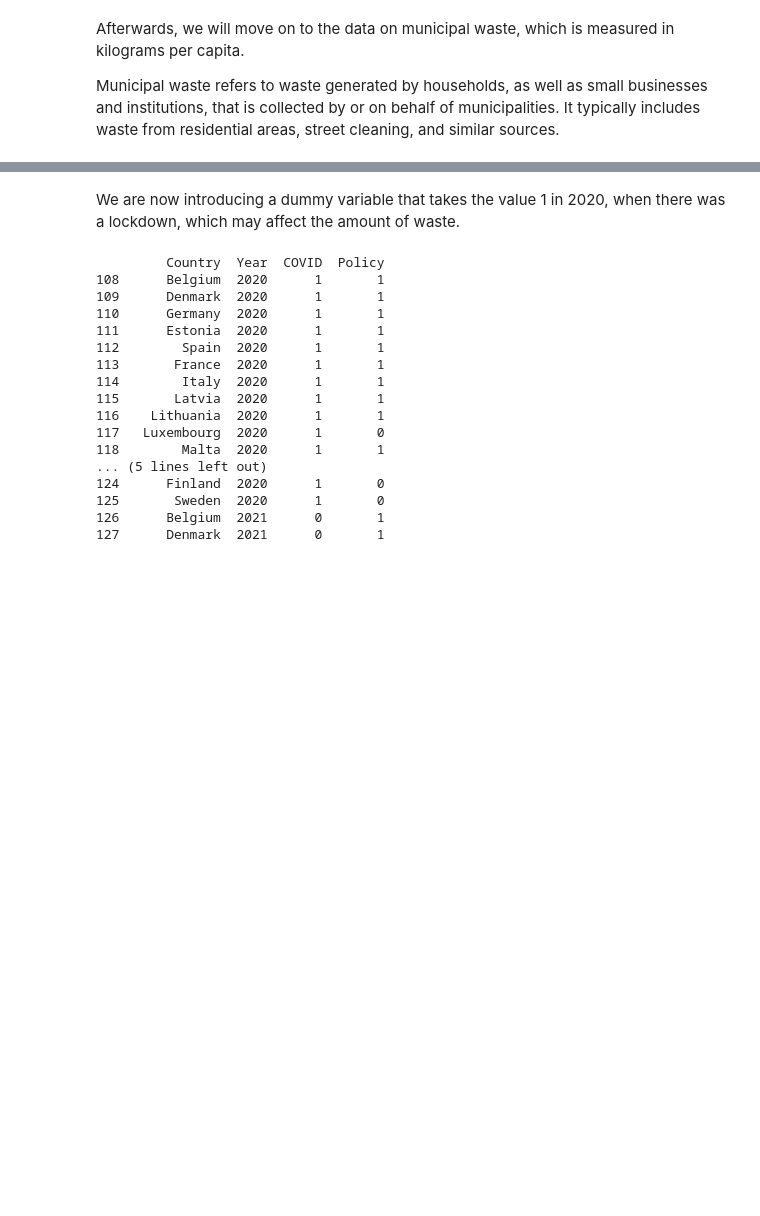
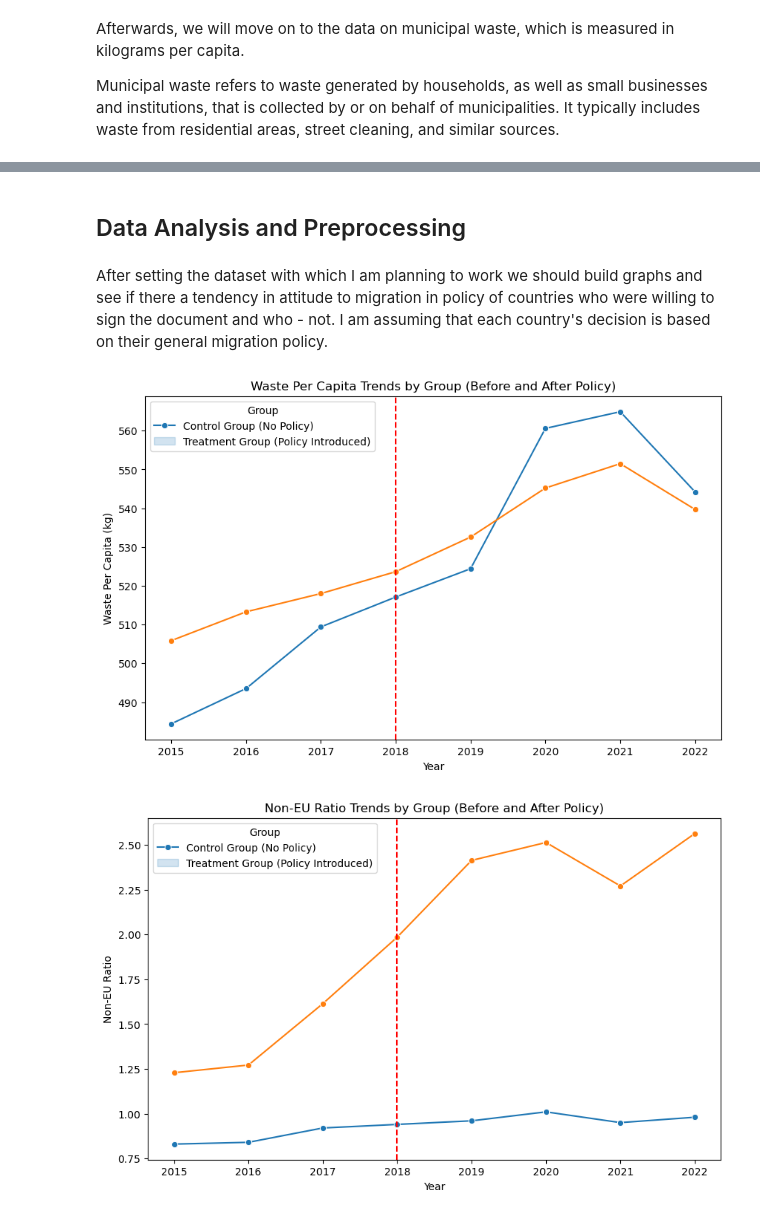
Before and after one commit to anntis/RM-project, a Jupyter notebook: rm_project.ipynb, the cells around one changed output, grey strips where cells are left out. Drawn from its saved outputs; the diff is of its cells as text; code cells hidden in the pictures; blank space fills up the shorter version.

Commit message:
Fixed the original data and added output data. Added headings, graphs, and preliminary work on DML.

```diff
--- a/rm_project.ipynb
+++ b/rm_project.ipynb
@@ -217,7 +237,7 @@ from help_func import convert_to_long_format
 filtered_data_unemp_long = convert_to_long_format(filtered_data_unemp,
                                         id_vars=['Country'],
                                         var_name='Year',
-                                        value_name='unemp_tper')
+                                        value_name='unemp_rate')
 
 
 print(filtered_data_unemp_long)
@@ -323,7 +341,7 @@ from help_func import convert_to_long_format
 filtered_data_urb_long = convert_to_long_format(filtered_data_urb,
                                         id_vars=['Country'],
                                         var_name='Year',
-                                        value_name='urb_ind_per')
+                                        value_name='urb_ind')
 
 print(filtered_data_urb_long)
 # %% [output]
@@ -353,5 +371,7 @@ df_combined4 = pd.merge(df_combined3, filtered_data_unemp_long, on=['Country', '
 df_combined5 = pd.merge(df_combined4, filtered_data_exp_long, on=['Country', 'Year'], how='inner')
 df = pd.merge(df_combined5, filtered_data_urb_long, on=['Country', 'Year'], how='inner')
 
+df['waste_per_cap'] = pd.to_numeric(df['waste_per_cap'], errors='coerce')
+
 print(df)
 # %% [output]
@@ -375,25 +395,38 @@ print(df)
-# %% [markdown]
-We are now introducing a dummy variable that takes the value 1 in 2020, when there was a lockdown, which may affect the amount of waste.
-# %%
-df['COVID'] = np.where(df['Year'] == 2020, 1, 0)
-
-filtered_df = df[(df['Year'] == 2020) | (df['Year'] == 2021)][['Country', 'Year', 'COVID', 'Policy']]
-print(filtered_df.head(20))
-# %% [output]
-         Country  Year  COVID  Policy
-108      Belgium  2020      1       1
-109      Denmark  2020      1       1
-110      Germany  2020      1       1
-111      Estonia  2020      1       1
-112        Spain  2020      1       1
-113       France  2020      1       1
-114        Italy  2020      1       1
-115       Latvia  2020      1       1
-116    Lithuania  2020      1       1
-117   Luxembourg  2020      1       0
-118        Malta  2020      1       1
-... (5 lines left out)
-124      Finland  2020      1       0
-125       Sweden  2020      1       0
-126      Belgium  2021      0       1
-127      Denmark  2021      0       1
+# %% [markdown]
+## Data Analysis and Preprocessing
+# %% [markdown]
+After setting the dataset with which I am planning to work we should build graphs and see if there a tendency in attitude to migration in policy of countries who were willing to sign the document and who - not. I am assuming that each country's decision is based on their general migration policy.
+# %%
+
+# Step 1: Groups by policy
+countries_with_policy = df[df['Year'] > 2018].groupby('Country')['Policy'].max()
+df['Group'] = df['Country'].map(lambda x: 1 if countries_with_policy[x] == 1 else 0)
+
+# Step 2: Аggregation
+avg_trends_waste = df.groupby(['Year', 'Group'])['waste_per_cap'].mean().reset_index()
+avg_trends_nonEU = df.groupby(['Year', 'Group'])['nonEU_ratio'].mean().reset_index()
+
+# Step 3:
+
+# Graph 1: Waste Per Capita
+plt.figure(figsize=(10, 6))
+sns.lineplot(data=avg_trends_waste, x='Year', y='waste_per_cap', hue='Group', marker="o")
+plt.axvline(2018, color='red', linestyle='--', label='Policy Introduced (2018)')
+plt.title('Waste Per Capita Trends by Group (Before and After Policy)')
+plt.ylabel('Waste Per Capita (kg)')
+plt.xlabel('Year')
+plt.legend(title='Group', labels=['Control Group (No Policy)', 'Treatment Group (Policy Introduced)'])
+plt.show()
+
+# Graph 2: Non-EU Ratio
+plt.figure(figsize=(10, 6))
+sns.lineplot(data=avg_trends_nonEU, x='Year', y='nonEU_ratio', hue='Group', marker="o")
+plt.axvline(2018, color='red', linestyle='--', label='Policy Introduced (2018)')
+plt.title('Non-EU Ratio Trends by Group (Before and After Policy)')
+plt.ylabel('Non-EU Ratio')
+plt.xlabel('Year')
+plt.legend(title='Group', labels=['Control Group (No Policy)', 'Treatment Group (Policy Introduced)'])
+plt.show()
+# %% [output]
+[figure, added]
+[figure, added]
```
Also changed, not shown: parts of 31 cells of this notebook, 13 other files.
